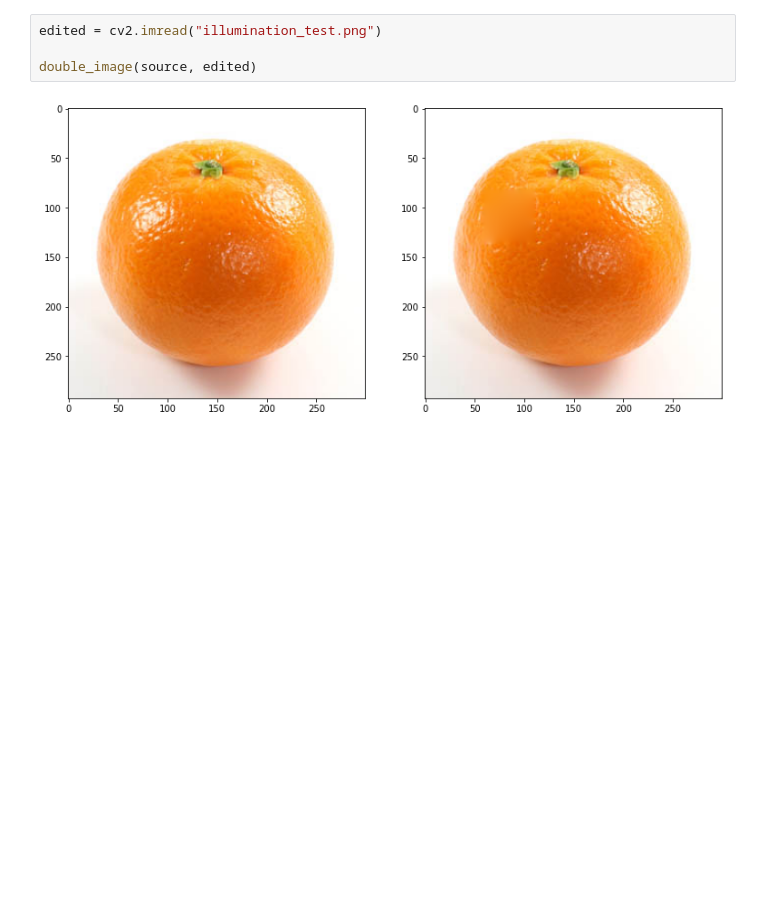
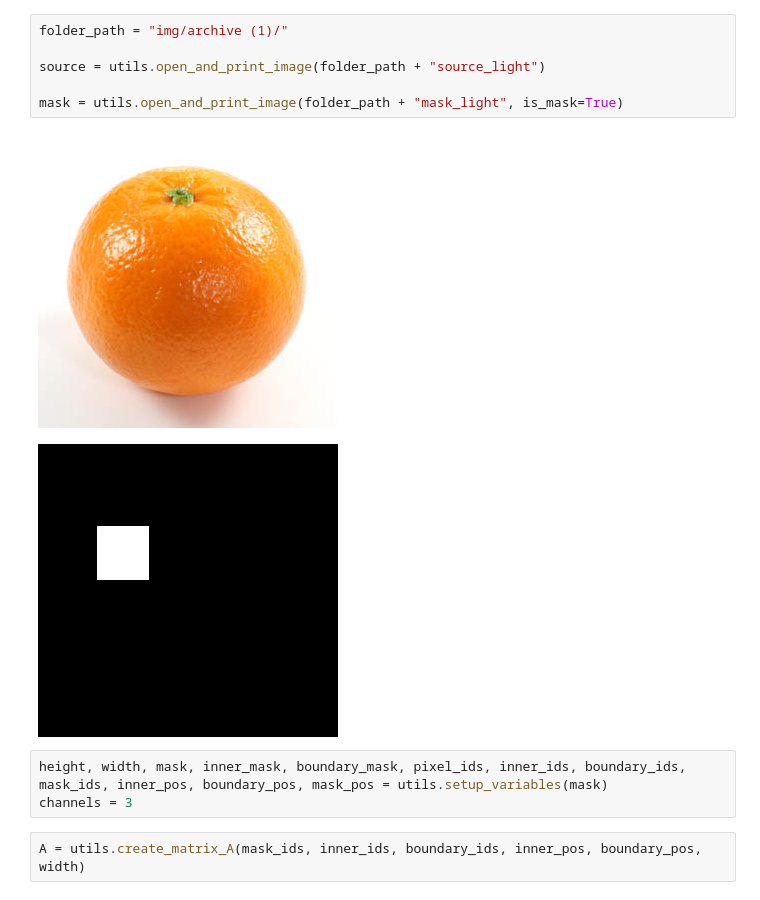
Before and after one commit to leonardopesce/Computer_Vision_CIE6004_CUHKsz, a Jupyter notebook: illumination_changes.ipynb, the cells around one changed output. Drawn from its saved outputs; the diff is of its cells as text; blank space fills up the shorter version.

```diff
--- a/illumination_changes.ipynb
+++ b/illumination_changes.ipynb
@@ -105,6 +6,14 @@ True
-# %%
-edited = cv2.imread("illumination_test.png")
-
-double_image(source, edited)
-# %% [output]
-[figure, removed]
+# %%
+folder_path = "img/archive (1)/"
+
+source = utils.open_and_print_image(folder_path + "source_light")
+
+mask = utils.open_and_print_image(folder_path + "mask_light", is_mask=True)
+# %% [output]
+[figure, added]
+[figure, added]
+# %%
+height, width, mask, inner_mask, boundary_mask, pixel_ids, inner_ids, boundary_ids, mask_ids, inner_pos, boundary_pos, mask_pos = utils.setup_variables(mask)
+channels = 3
+# %%
+A = utils.create_matrix_A(mask_ids, inner_ids, boundary_ids, inner_pos, boundary_pos, width)
```
Also changed, not shown: parts of 8 cells of this notebook, 28 other files.
